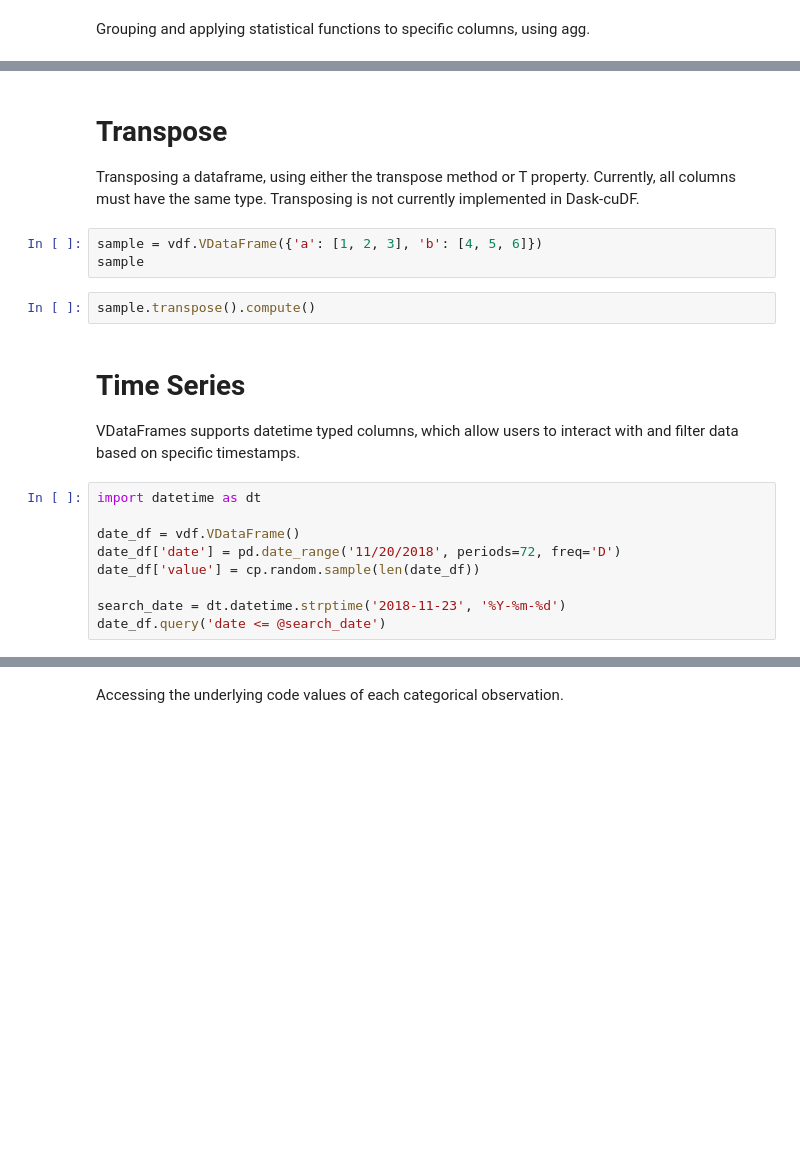
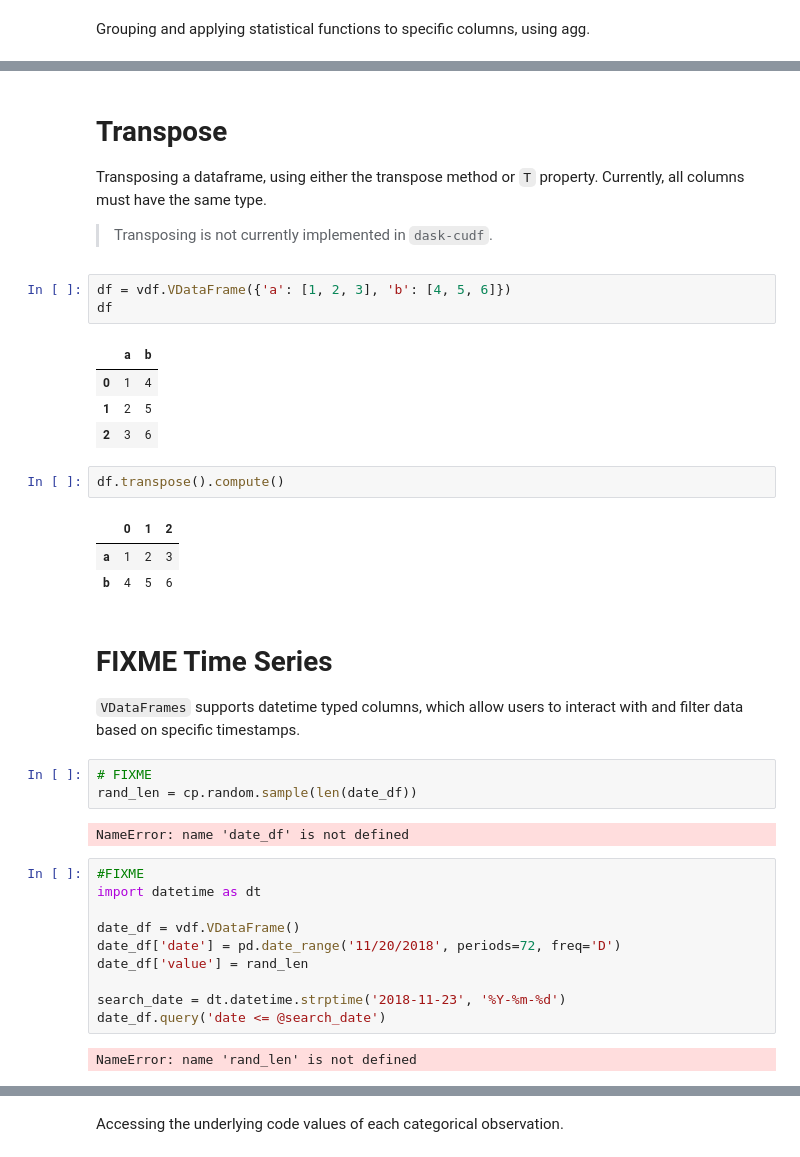
Before and after one commit to pprados/virtual-dataframe, a Jupyter notebook: notebooks/demo.ipynb, the cells around one changed output, grey strips where cells are left out. Saved outputs shown, nothing was run; the diff lists cells and outputs as text; blank space fills up the shorter version.

```diff
--- a/notebooks/demo.ipynb
+++ b/notebooks/demo.ipynb
@@ -184,24 +359,43 @@ df.groupby('agg_col1').agg({'a':'max', 'b':'mean', 'c':'sum'}).compute()
 # %% [markdown]
 # Transpose
-Transposing a dataframe, using either the transpose method or T property.
-Currently, all columns must have the same type. Transposing is not currently implemented in Dask-cuDF.
+Transposing a dataframe, using either the transpose method or `T` property.
+Currently, all columns must have the same type.
+
+> Transposing is not currently implemented in `dask-cudf`.
 # %%
-sample = vdf.VDataFrame({'a': [1, 2, 3], 'b': [4, 5, 6]})
-sample
+df = vdf.VDataFrame({'a': [1, 2, 3], 'b': [4, 5, 6]})
+df
+# %% [output]
+|  | a | b |
+| 0 | 1 | 4 |
+| 1 | 2 | 5 |
+| 2 | 3 | 6 |
 # %%
-sample.transpose().compute()
+df.transpose().compute()
+# %% [output]
+|  | 0 | 1 | 2 |
+| a | 1 | 2 | 3 |
+| b | 4 | 5 | 6 |
 # %% [markdown]
-# Time Series
-VDataFrames supports datetime typed columns, which allow users to interact with and filter data based on specific timestamps.
+# FIXME Time Series
+`VDataFrames` supports datetime typed columns, which allow users to interact with and filter data based on specific timestamps.
+# %%
+# FIXME
+rand_len = cp.random.sample(len(date_df))
+# %% [output]
+NameError: name 'date_df' is not defined
 # %%
+#FIXME
 import datetime as dt
 
 date_df = vdf.VDataFrame()
 date_df['date'] = pd.date_range('11/20/2018', periods=72, freq='D')
-date_df['value'] = cp.random.sample(len(date_df))
+date_df['value'] = rand_len
 
 search_date = dt.datetime.strptime('2018-11-23', '%Y-%m-%d')
 date_df.query('date <= @search_date')
+# %% [output]
+NameError: name 'rand_len' is not defined
 # %%
 # FIXME
 date_ddf = dask_cudf.from_cudf(date_df, npartitions=2)
```
Also changed, not shown: parts of 60 cells of this notebook, 6 other files.
